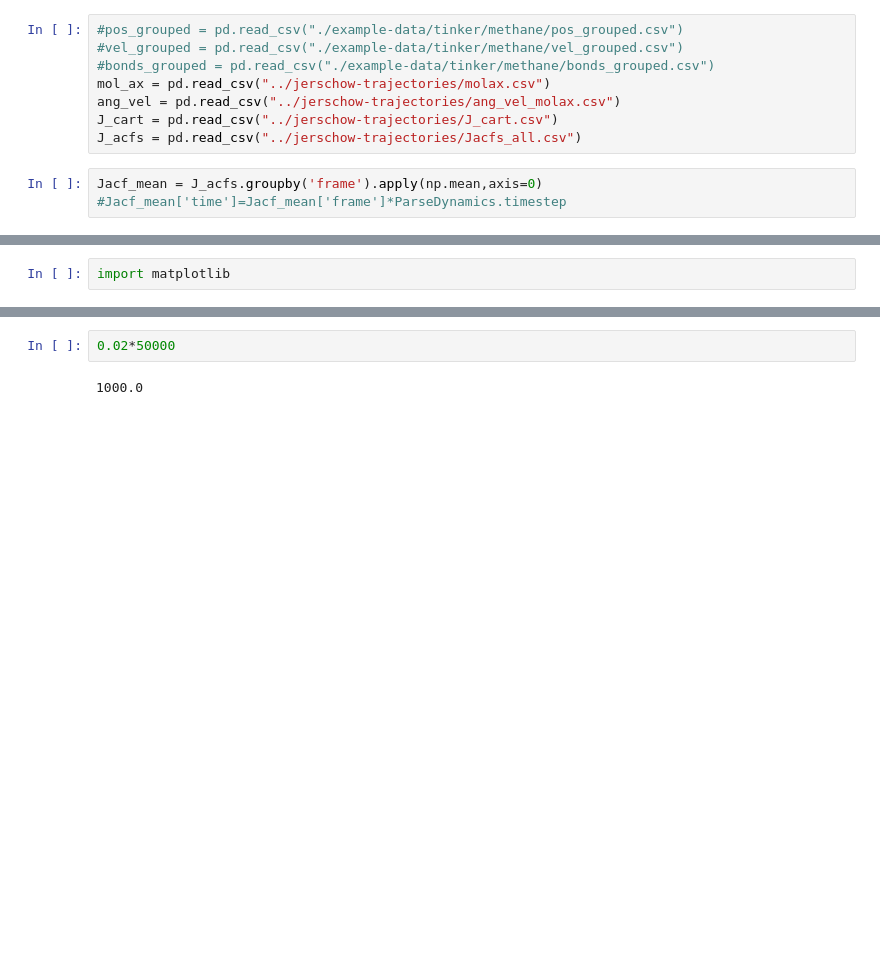
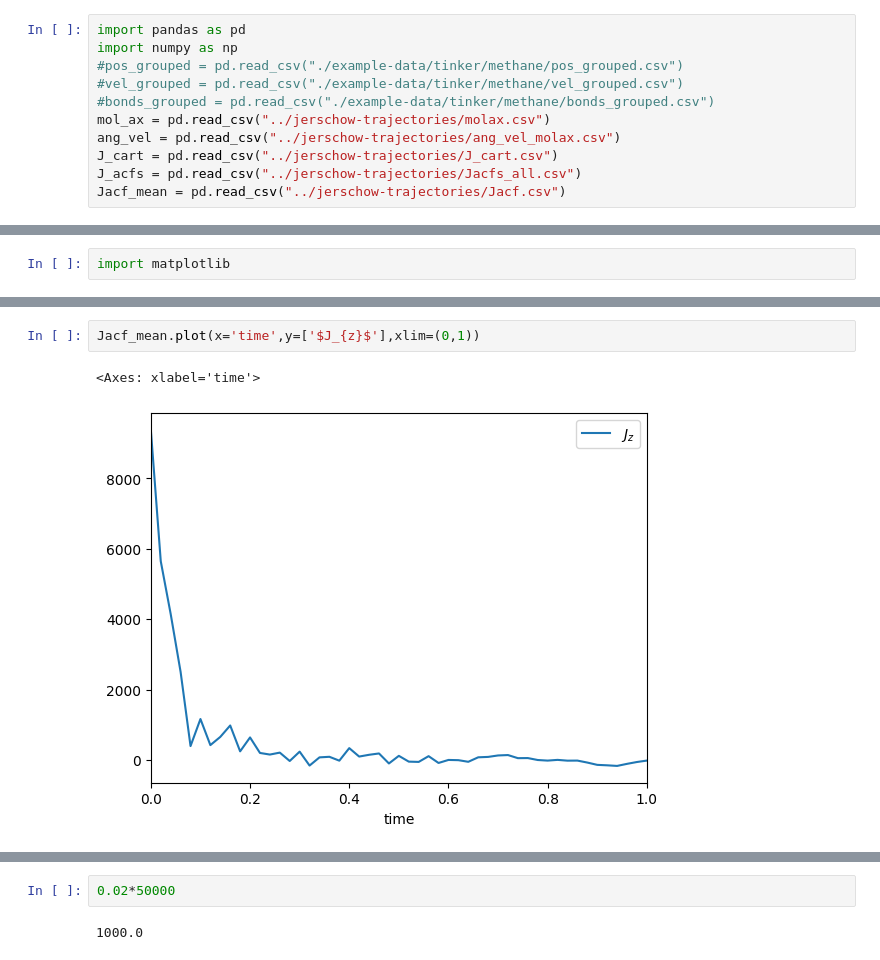
Before and after one commit to jautschbach/dynpy, a Jupyter notebook: scratch.ipynb, the cells around one changed output, grey strips where cells are left out. Drawn from its saved outputs; the diff is of its cells as text; blank space fills up the shorter version.

```diff
--- a/scratch.ipynb
+++ b/scratch.ipynb
@@ -66,4 +17,6 @@ Total SR Run Time         --- 210.30 seconds ---
 # %%
+import pandas as pd
+import numpy as np
 #pos_grouped = pd.read_csv("./example-data/tinker/methane/pos_grouped.csv")
 #vel_grouped = pd.read_csv("./example-data/tinker/methane/vel_grouped.csv")
 #bonds_grouped = pd.read_csv("./example-data/tinker/methane/bonds_grouped.csv")
@@ -71,6 +24,4 @@ mol_ax = pd.read_csv("../jerschow-trajectories/molax.csv")
 ang_vel = pd.read_csv("../jerschow-trajectories/ang_vel_molax.csv")
 J_cart = pd.read_csv("../jerschow-trajectories/J_cart.csv")
 J_acfs = pd.read_csv("../jerschow-trajectories/Jacfs_all.csv")
+Jacf_mean = pd.read_csv("../jerschow-trajectories/Jacf.csv")
-# %%
-Jacf_mean = J_acfs.groupby('frame').apply(np.mean,axis=0)
-#Jacf_mean['time']=Jacf_mean['frame']*ParseDynamics.timestep
@@ -132,0 +74,5 @@ NameError: name 'traj_dir' is not defined
+# %%
+Jacf_mean.plot(x='time',y=['$J_{z}$'],xlim=(0,1))
+# %% [output]
+<Axes: xlabel='time'>
+[figure, added]
```
Also changed, not shown: parts of 52 cells of this notebook, 6 other files.
